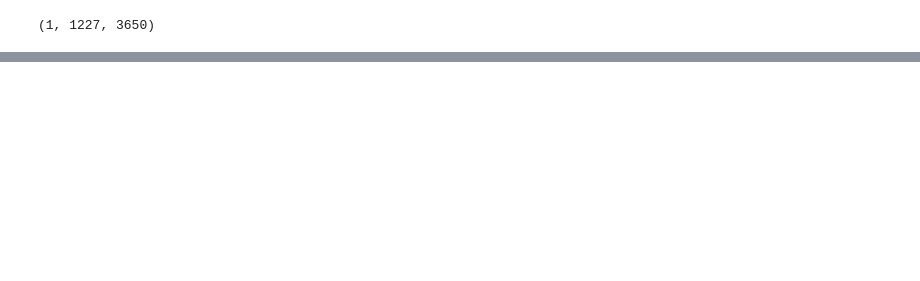
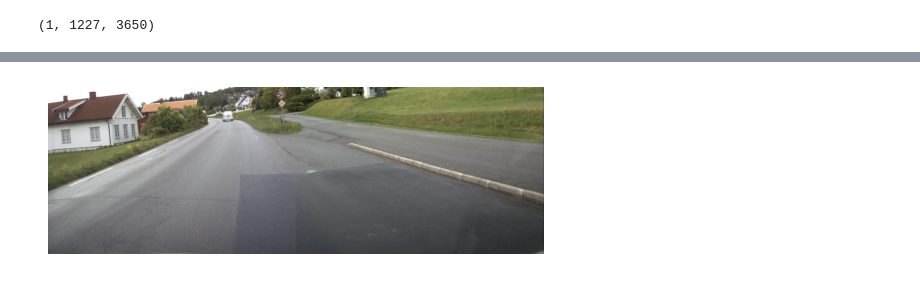
Before and after one commit to rahaugland/RDD, a Jupyter notebook: segmentTest.ipynb, the cells around one changed output, grey strips where cells are left out. Saved outputs shown, nothing was run; the diff lists cells and outputs as text; code cells hidden in the pictures; blank space fills up the shorter version.

```diff
--- a/segmentTest.ipynb
+++ b/segmentTest.ipynb
@@ -6,7 +6,8 @@ model = SAM('sam_l.pt')
 
 # Display model information (optional)
 model.info()
-
+IMG_PATH  ="../Norway/train/images/Norway_000545.jpg"
+LABEL_PATH = "../Norway/train/labels/Norway_000545.txt"
 # Run inference with bboxes prompt
 result = model("../Norway/train/images/Norway_000545.jpg",points=[1100,400])
 # %% [output]
@@ -100,0 +70,22 @@ cv2.destroyAllWindows()
+# %%
+from matplotlib import pyplot as plt
+
+
+def bbox_to_percent(bbox, img_shape):
+    print(img_shape)
+    h, w,_ = img_shape
+    min_x, min_y, width_bb, height_bb = bbox
+
+    norm_x = min_x/w
+    norm_y = min_y/h
+    norm_w = width_bb/w
+    norm_h=height_bb/h
+    return norm_x, norm_y, norm_w, norm_h
+
+
+def percentage_to_yolo(bbox):
+    min_x, min_y, width_bb, height_bb = bbox
+
+image = cv2.imread(IMG_PATH)
+
+norm_x, norm_y, norm_w, norm_h = bbox_to_percent(bbox,image.shape)
@@ -101,3 +227,12 @@ cv2.destroyAllWindows()
+# %%
+image_rgb = cv2.cvtColor(image, cv2.COLOR_BGR2RGB)
+
+# Display the image using matplotlib
+plt.imshow(image_rgb)
+plt.axis('off')  # Hide axis
+plt.show()
+# %% [output]
+[figure, added]
 # %%
 yolo =  YOLO("../runs/detect/train31/weights/best.pt")
 result = yolo.predict(cropped_image, save=True)
```
Also changed, not shown: parts of 11 cells of this notebook.
